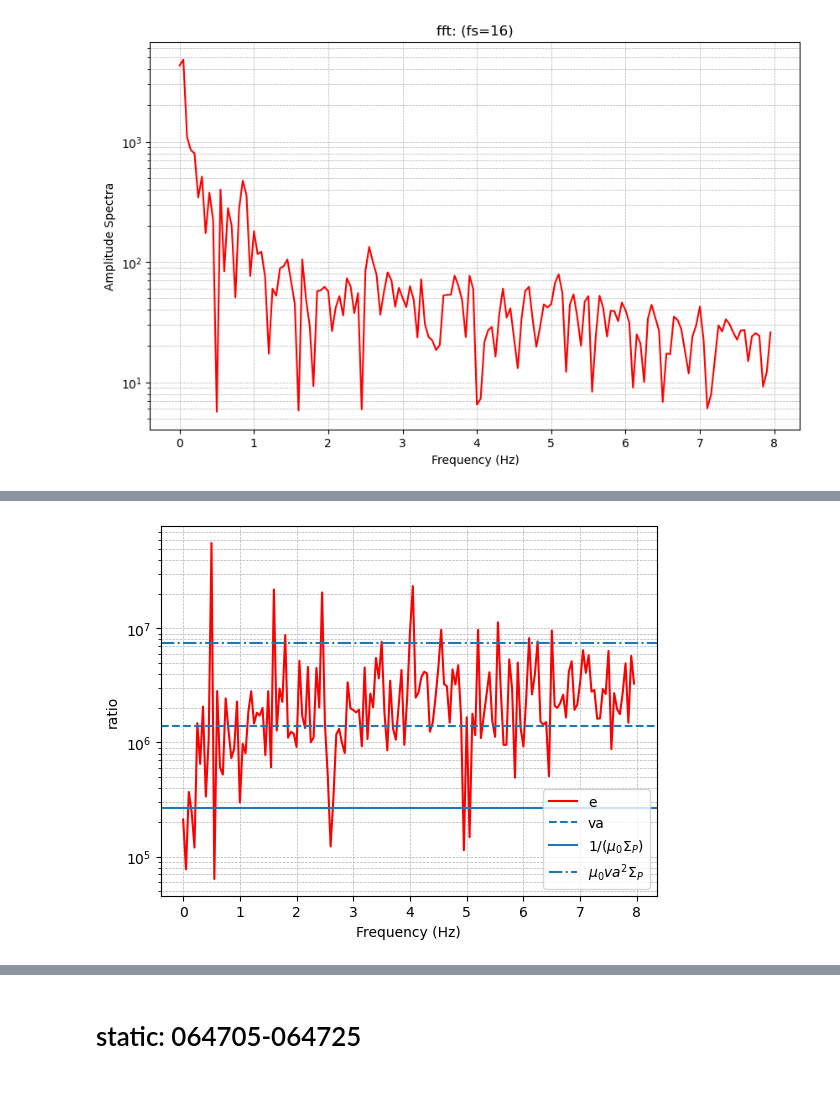
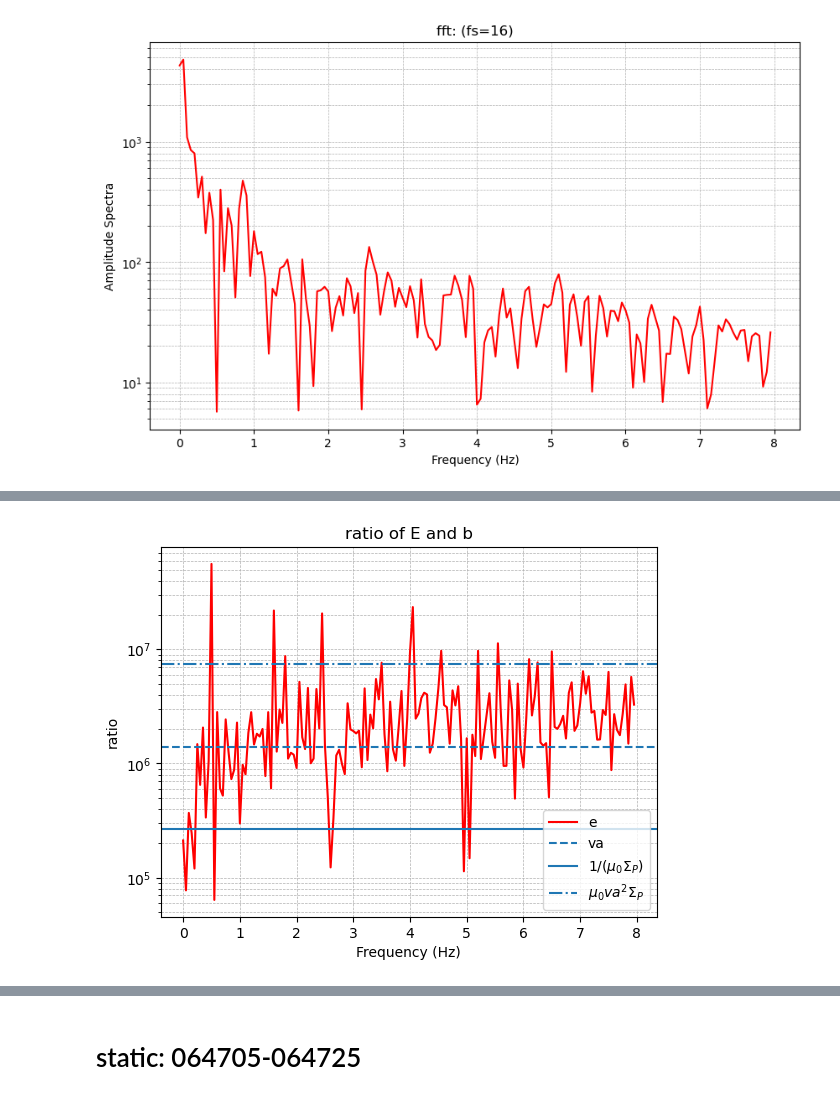
Before and after one commit to cleo24621/pyaw, a Jupyter notebook: swarm_case/miles2018/swarm_case_miles2018_main.ipynb, the cells around one changed output, grey strips where cells are left out. Cells and saved outputs as stored; diff of their text form; code cells hidden in the pictures.

```diff
--- a/swarm_case/miles2018/swarm_case_miles2018_main.ipynb
+++ b/swarm_case/miles2018/swarm_case_miles2018_main.ipynb
@@ -239,17 +270,18 @@ boundary_h_sta = mu0 * va_sta ** 2 * Sigma_P_sta
 # %%
 plt.plot(freqs_dy, eb_ratio_fft_dy, color='red', label='e')
 plt.axhline(va_dy, linestyle='--', label='va')
 plt.axhline(boundary_l_dy, linestyle='-', label=r'$1/(\mu_0 \Sigma_P)$')
 plt.axhline(boundary_h_dy, linestyle='-.', label=r'$\mu_0 va^2 \Sigma_P$')
 plt.xscale('linear')
 plt.yscale('log')
 plt.legend()
+plt.title("ratio of E and b")
 plt.xlabel('Frequency (Hz)')
 plt.ylabel('ratio')
 plt.grid(which='both', linestyle='--', linewidth=0.5)
 plt.show()  # ratio histogram2d 可以作为补充
 # %% [output]
-[figure, old version]
+[figure, new version]
 # %%
 freqs_dy, ts_dy, Sxx_e_dy = spectrogram(ehx_dy, fs=fs, window=window, nperseg=nperseg, noverlap=noverlap,
                                         mode='complex')
```
Also changed, not shown: parts of 11 cells of this notebook, 1 other file.
